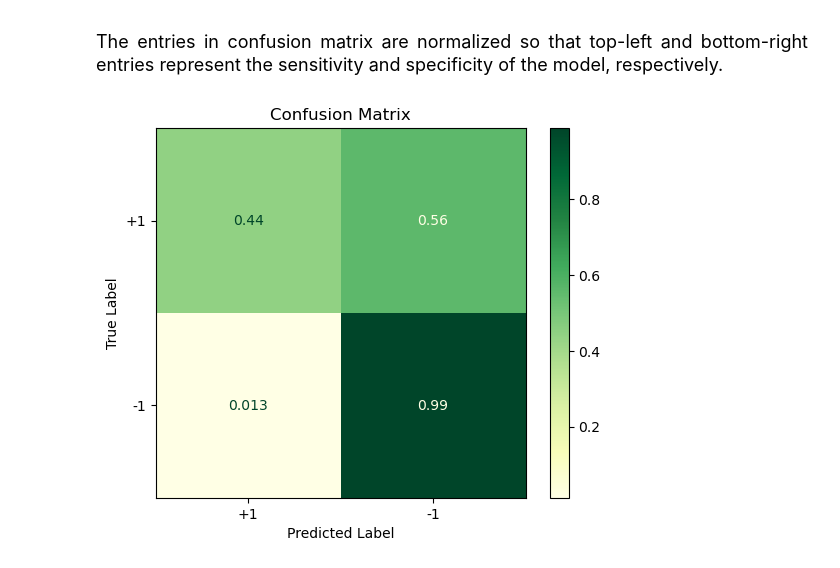
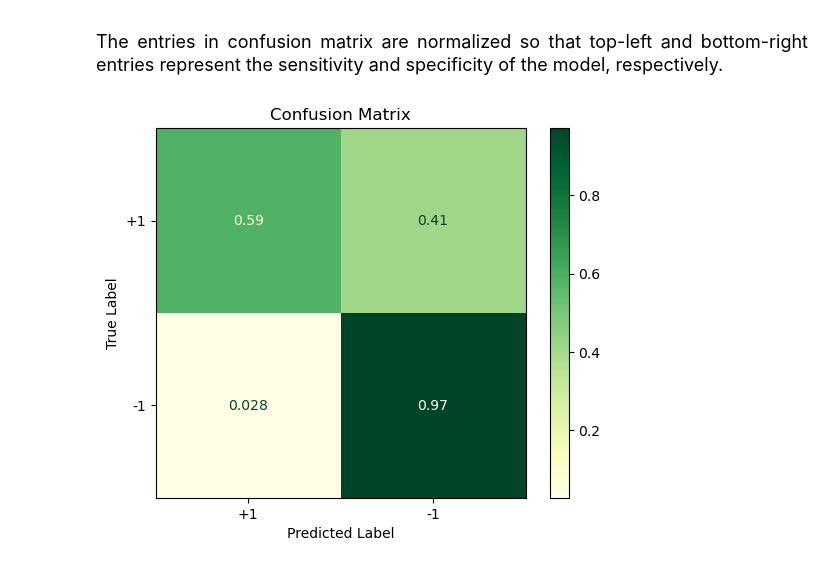
Before and after one commit to jrazi/machine-learning-bioinformatics-assignments-spring-2023, a Jupyter notebook: A3/HW3_MLforBio_Practical/HW3_MLforBio_MLP.ipynb, the cells around one changed output. Cells and saved outputs as stored; diff of their text form; code cells hidden in the pictures.

```diff
--- a/A3/HW3_MLforBio_Practical/HW3_MLforBio_MLP.ipynb
+++ b/A3/HW3_MLforBio_Practical/HW3_MLforBio_MLP.ipynb
@@ -295,7 +337,9 @@ class Classifier(nn.Module):
 model = Classifier()
 criterion = nn.BCELoss()
 optimizer = optim.Adam(model.parameters(), lr=0.001)
-epochs = 50
+best_achieved_loss = np.inf
+patience = 5
+epochs = 100
 loss_values = []
 
 for epoch in range(epochs):
@@ -306,4 +350,26 @@ for epoch in range(epochs):
     loss = criterion(outputs, labels)
     loss.backward()
     optimizer.step()
+
+    # Validation loop
+    model.eval()
+    with torch.no_grad():
+        val_inputs = torch.tensor(validation_data, dtype=torch.float32)
+        val_labels = torch.tensor(validation_labels, dtype=torch.float32)
+        val_outputs = model(val_inputs)
+        val_loss = criterion(val_outputs, val_labels)
+
+    # Early stopping check
+    if val_loss < best_achieved_loss:
+        best_val_loss = val_loss
+        best_model_state = model.state_dict()
+        patience_counter = 0
+    else:
+        patience_counter += 1
+        if patience_counter > patience:
+            print(f"Stopping early after {epoch} epochs.")
+            break
+
     loss_values.append(loss.item())
+
+model.load_state_dict(best_model_state)
@@ -323,13 +391,13 @@ After training, test your model on test dataset and compute performance metrics.
 # %%
 # Implement Test in here
 with torch.no_grad():
-    test_inputs = torch.tensor(validation_data, dtype=torch.float32)
+    test_inputs = torch.tensor(test_data, dtype=torch.float32)
     test_outputs = model(test_inputs)
     predictions = (test_outputs > 0.5).float().numpy()
 
-print("Accuracy Score:", accuracy_score(validation_labels, predictions))
+print("Accuracy Score:", accuracy_score(test_labels, predictions))
 
-clf_report = classification_report(validation_labels, predictions, output_dict=True)
+clf_report = classification_report(test_labels, predictions, output_dict=True)
 display("Classification Report", pd.DataFrame(clf_report))
 # %% [output]
 Accuracy Score: 0.9342857142857143
@@ -347,23 +415,22 @@ The entries in confusion matrix are normalized so that top-left and bottom-right
 # %%
 # Print your confusion matrix here.
 from sklearn.metrics import ConfusionMatrixDisplay, confusion_matrix
 
 
 # create display object
 disp = ConfusionMatrixDisplay.from_predictions(
-    validation_labels,
+    test_labels,
     predictions,
     display_labels=["+1", "-1"],
     labels=[1, 0],
     cmap="YlGn",
     normalize="true",
 )
 
 
-
 plt.title("Confusion Matrix")
 plt.xlabel("Predicted Label")
 plt.ylabel("True Label")
 plt.show()
 # %% [output]
-[figure, old version]
+[figure, new version]
```
Also changed, not shown: parts of 13 cells of this notebook, 2 other files.
